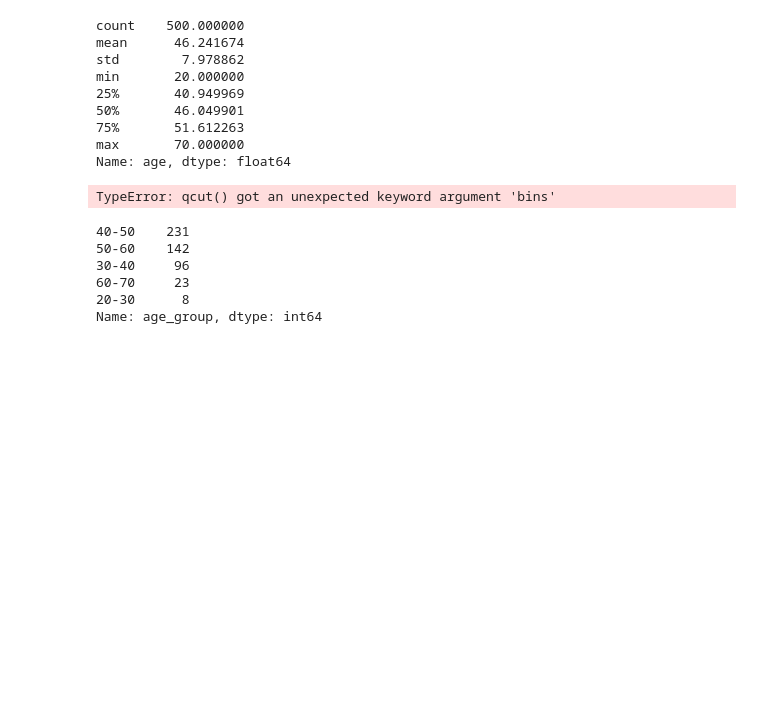
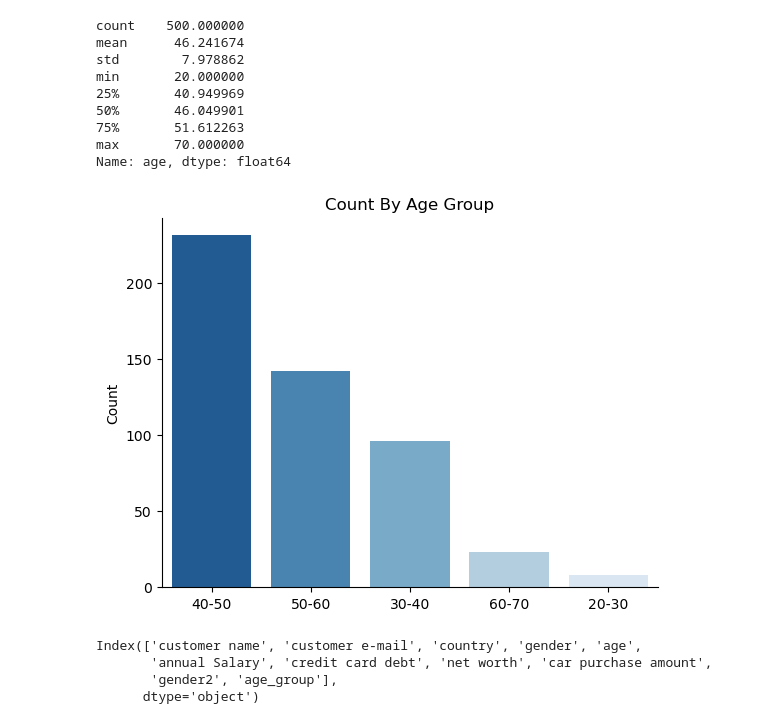
Before and after one commit to TonyHamilton10/MachineLearning, a Jupyter notebook: Tutorials.ipynb, the cells around one changed output. Cells and saved outputs as stored; diff of their text form; code cells hidden in the pictures; blank space fills up the shorter version.

```diff
--- a/Tutorials.ipynb
+++ b/Tutorials.ipynb
@@ -780,12 +782,6 @@ min       20.000000
 75%       51.612263
 max       70.000000
 Name: age, dtype: float64
-# %%
-bin = [20 , 30 , 40 , 50 , 60 , 70]
-name = ['20-30' , '30-40' , '40-50' , '50-60' , '60-70']
-pd.qcut(car_data['age'], bins=bin, labels=name)
-# %% [output]
-TypeError: qcut() got an unexpected keyword argument 'bins'
 # %%
 def age_groups_creation(row):
 
@@ -801,12 +797,19 @@ def age_groups_creation(row):
         return "60-70"
 # %%
 car_data['age_group'] = car_data.apply(age_groups_creation, axis=1)
-# %%
-car_data['age_group'].value_counts()
-# %% [output]
-40-50    231
-50-60    142
-30-40     96
-60-70     23
-20-30      8
-Name: age_group, dtype: int64
+# %%
+grp =car_data['age_group'].value_counts()
+
+sns.barplot(x = grp.index , y = grp.values , palette='Blues_r')
+plt.title('Count By Age Group')
+plt.ylabel('Count')
+sns.despine()
+# %% [output]
+[figure, added]
+# %%
+car_data.columns
+# %% [output]
+Index(['customer name', 'customer e-mail', 'country', 'gender', 'age',
+       'annual Salary', 'credit card debt', 'net worth', 'car purchase amount',
+       'gender2', 'age_group'],
+      dtype='object')
```
Also changed, not shown: parts of 44 cells of this notebook, 7 other files.
